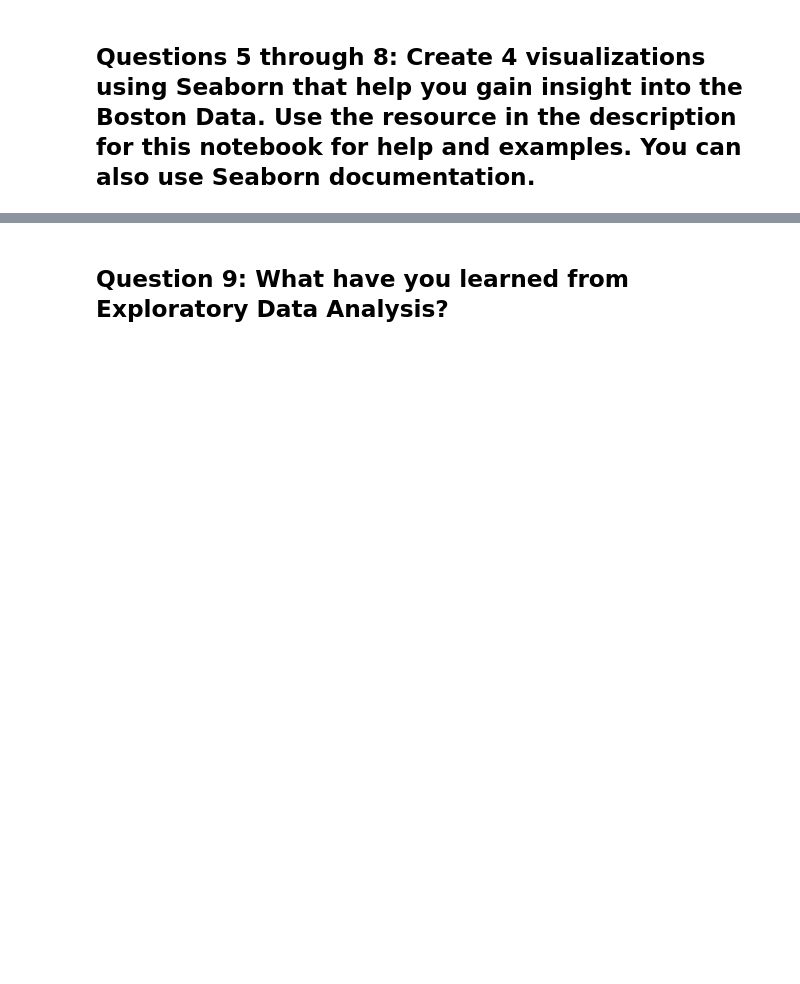
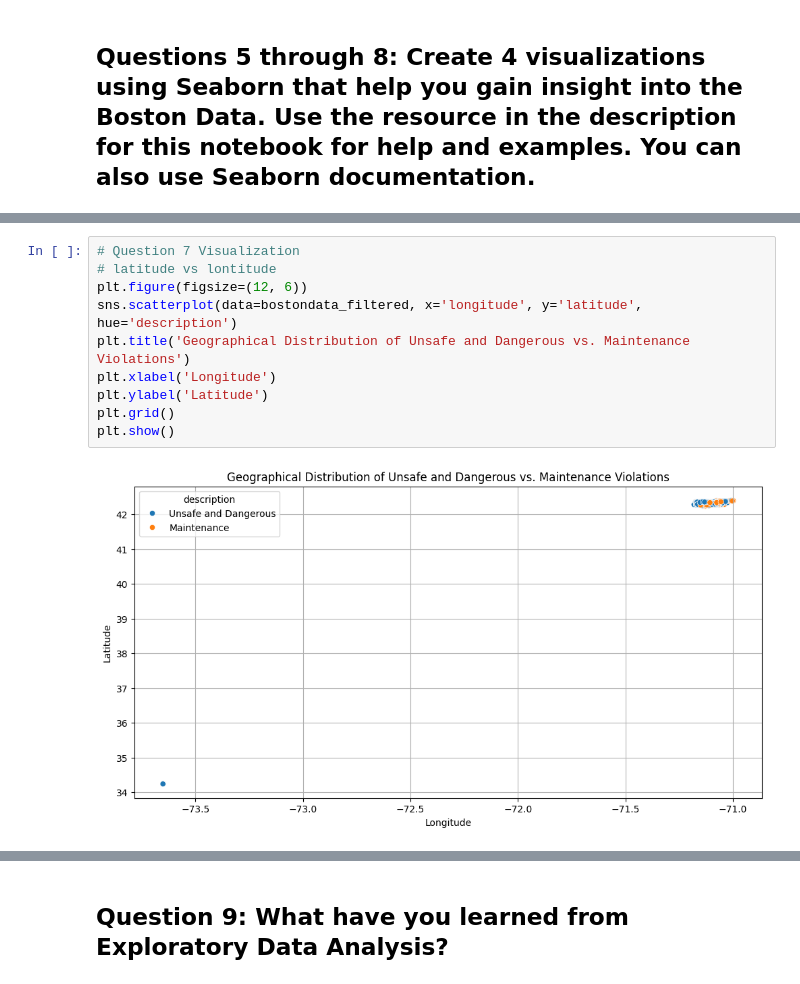
Before and after one commit to oscarno22/boston-data, a Jupyter notebook: Boston_Data_Exploration.ipynb, the cells around one changed output, grey strips where cells are left out. Saved outputs shown, nothing was run; the diff lists cells and outputs as text; blank space fills up the shorter version.

```diff
--- a/Boston_Data_Exploration.ipynb
+++ b/Boston_Data_Exploration.ipynb
@@ -213,0 +228,12 @@ memory usage: 1.0+ MB
+# %%
+# Question 7 Visualization
+# latitude vs lontitude
+plt.figure(figsize=(12, 6))
+sns.scatterplot(data=bostondata_filtered, x='longitude', y='latitude', hue='description')
+plt.title('Geographical Distribution of Unsafe and Dangerous vs. Maintenance Violations')
+plt.xlabel('Longitude')
+plt.ylabel('Latitude')
+plt.grid()
+plt.show()
+# %% [output]
+[figure, added]
```
Also changed, not shown: parts of 12 cells of this notebook.
